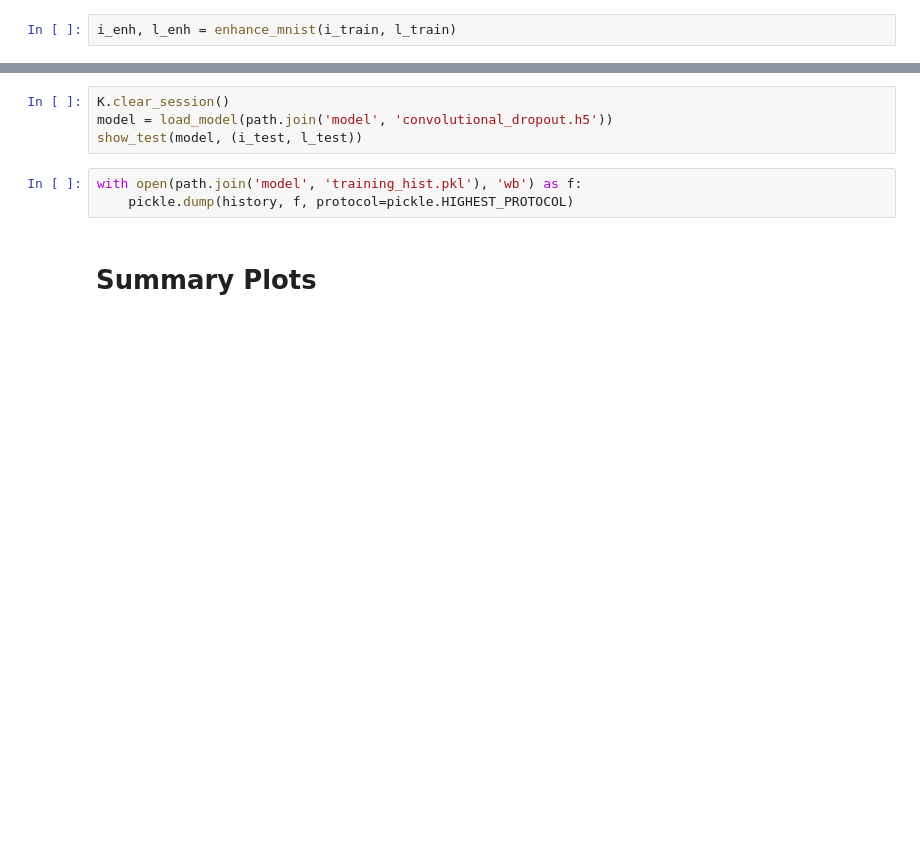
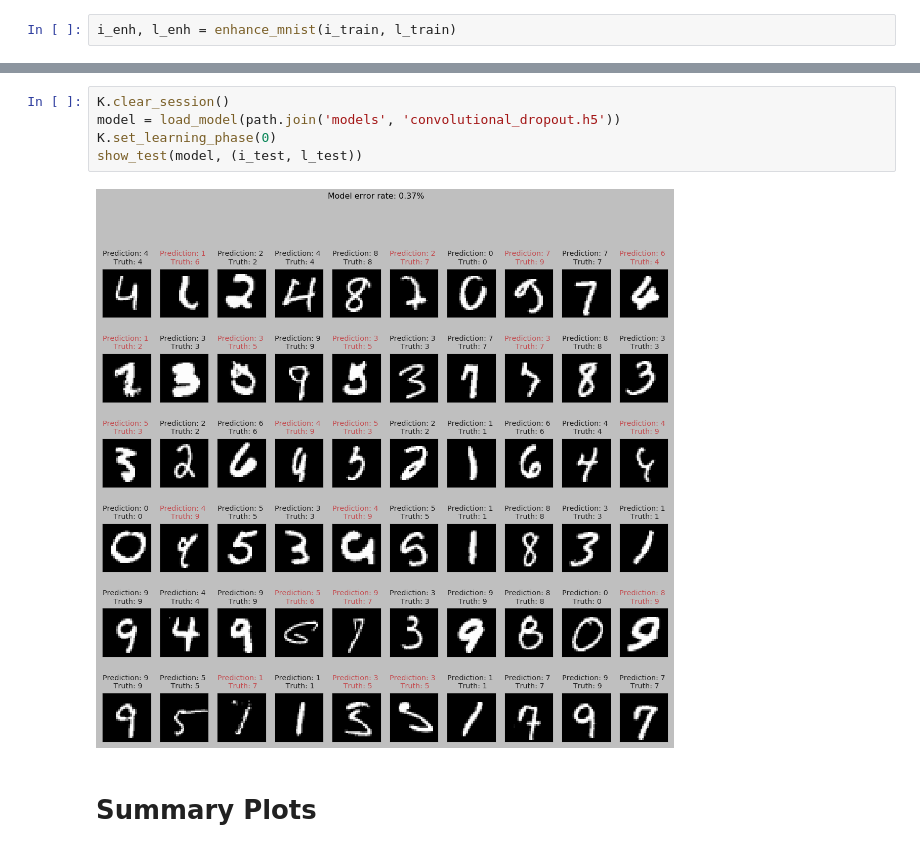
Before and after one commit to ansuini/Winter_School_QLS_2018, a Jupyter notebook: Lecture3/Convolutional.ipynb, the cells around one changed output, grey strips where cells are left out. Drawn from its saved outputs; the diff is of its cells as text; blank space fills up the shorter version.

```diff
--- a/Lecture3/Convolutional.ipynb
+++ b/Lecture3/Convolutional.ipynb
@@ -439,10 +448,10 @@ plt.show()
 # %%
 K.clear_session()
-model = load_model(path.join('model', 'convolutional_dropout.h5'))
+model = load_model(path.join('models', 'convolutional_dropout.h5'))
+K.set_learning_phase(0)
 show_test(model, (i_test, l_test))
+# %% [output]
+[figure, added]
-# %%
-with open(path.join('model', 'training_hist.pkl'), 'wb') as f:
-    pickle.dump(history, f, protocol=pickle.HIGHEST_PROTOCOL)
 # %% [markdown]
 Summary Plots
 =============
```
Also changed, not shown: parts of 41 cells of this notebook, 16 other files.
